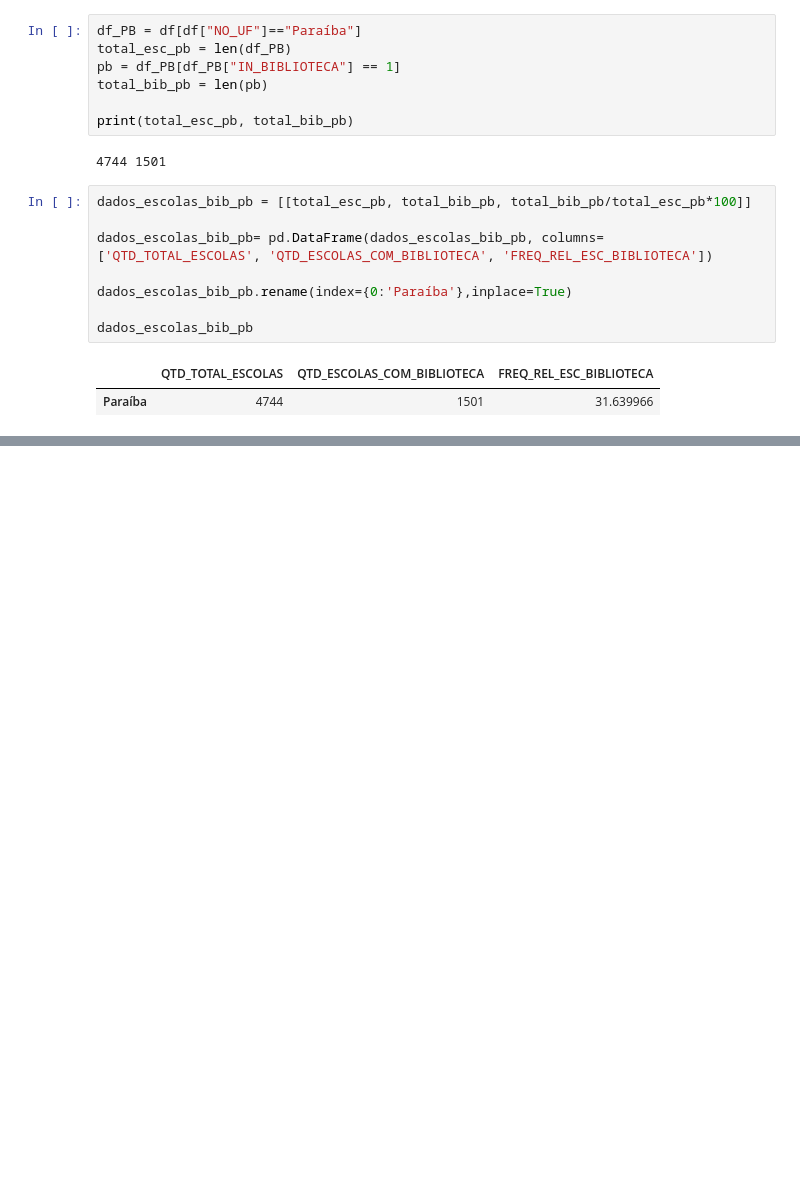
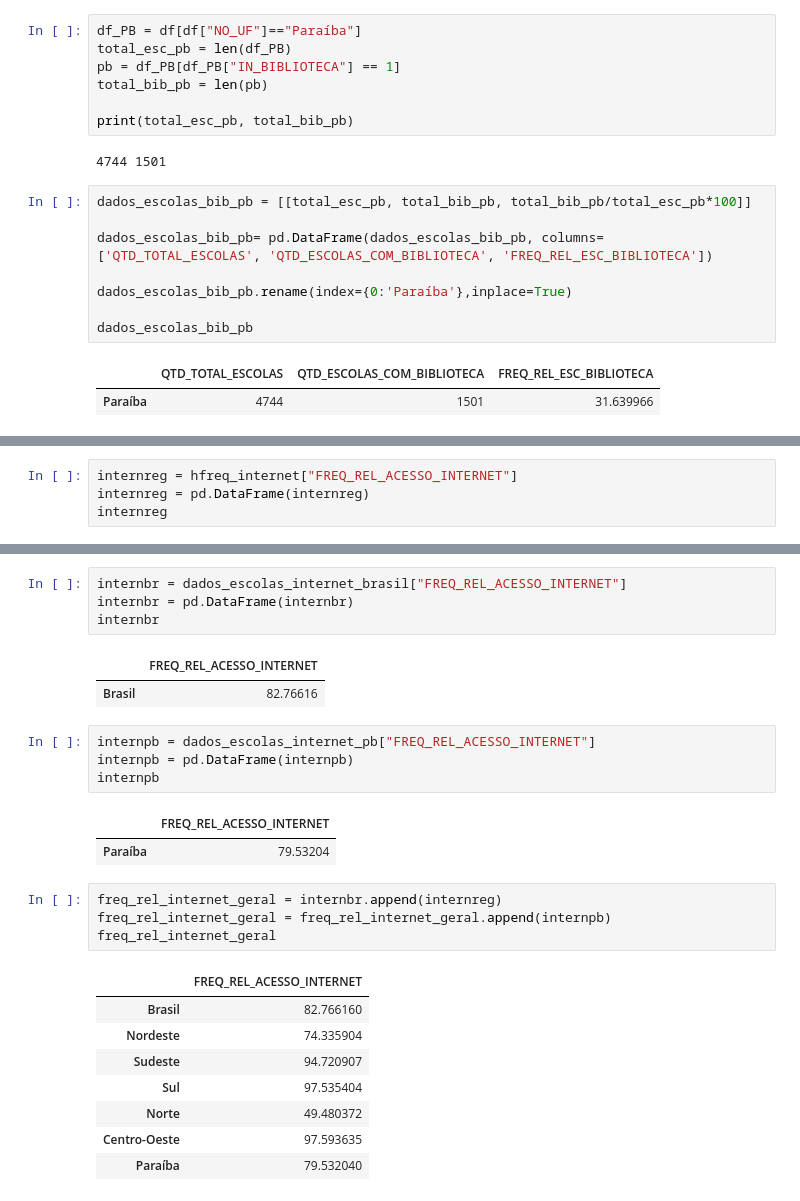
Before and after one commit to analluvias/dashboard, a Jupyter notebook: dashboard.ipynb, the cells around one changed output, grey strips where cells are left out. Cells and saved outputs as stored; diff of their text form; blank space fills up the shorter version.

```diff
--- a/dashboard.ipynb
+++ b/dashboard.ipynb
@@ -591,0 +704,4 @@ dados_escolas_bib_pb
+# %%
+internreg = hfreq_internet["FREQ_REL_ACESSO_INTERNET"]
+internreg = pd.DataFrame(internreg)
+internreg
@@ -591,0 +715,27 @@ dados_escolas_bib_pb
+# %%
+internbr = dados_escolas_internet_brasil["FREQ_REL_ACESSO_INTERNET"]
+internbr = pd.DataFrame(internbr)
+internbr
+# %% [output]
+|  | FREQ_REL_ACESSO_INTERNET |
+| Brasil | 82.76616 |
+# %%
+internpb = dados_escolas_internet_pb["FREQ_REL_ACESSO_INTERNET"]
+internpb = pd.DataFrame(internpb)
+internpb
+# %% [output]
+|  | FREQ_REL_ACESSO_INTERNET |
+| Paraíba | 79.53204 |
+# %%
+freq_rel_internet_geral = internbr.append(internreg)
+freq_rel_internet_geral = freq_rel_internet_geral.append(internpb)
+freq_rel_internet_geral
+# %% [output]
+|  | FREQ_REL_ACESSO_INTERNET |
+| Brasil | 82.766160 |
+| Nordeste | 74.335904 |
+| Sudeste | 94.720907 |
+| Sul | 97.535404 |
+| Norte | 49.480372 |
+| Centro-Oeste | 97.593635 |
+| Paraíba | 79.532040 |
```
Also changed, not shown: parts of 19 cells of this notebook, 1 other file.
